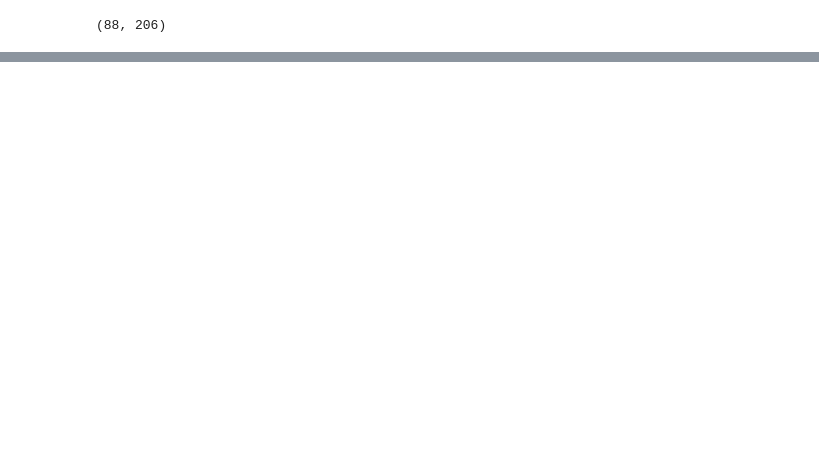
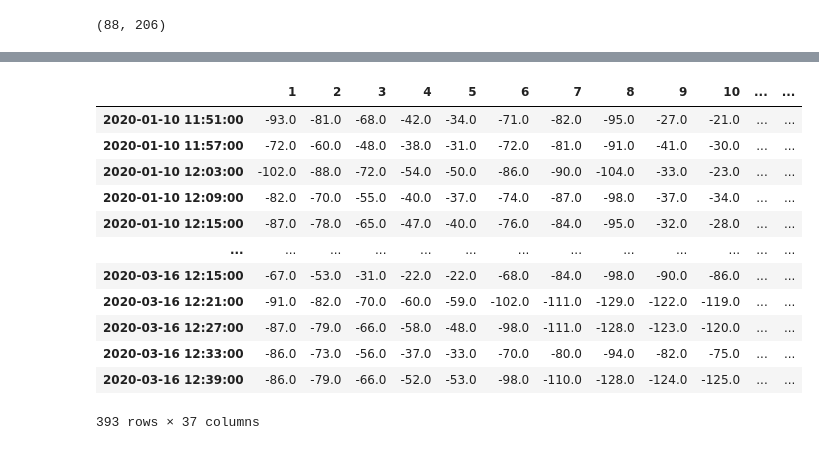
Before and after one commit to samstewart/subway-delay, a Jupyter notebook: src/notebooks/study_delays.ipynb, the cells around one changed output, grey strips where cells are left out. Saved outputs shown, nothing was run; the diff lists cells and outputs as text; code cells hidden in the pictures; blank space fills up the shorter version.

```diff
--- a/src/notebooks/study_delays.ipynb
+++ b/src/notebooks/study_delays.ipynb
@@ -51,0 +54,20 @@ fig.update_layout(
+# %%
+stop1 = '6'
+stop2 = '21'
+times_wide = diffs.apply(lambda c: c.dt.total_seconds(), axis=0).drop('0', axis=1)
+# %%
+times_wide
+# %% [output]
+|  | 1 | 2 | 3 | 4 | 5 | 6 | 7 | 8 | 9 | 10 | ... | ... |
+| 2020-01-10 11:51:00 | -93.0 | -81.0 | -68.0 | -42.0 | -34.0 | -71.0 | -82.0 | -95.0 | -27.0 | -21.0 | ... | ... |
+| 2020-01-10 11:57:00 | -72.0 | -60.0 | -48.0 | -38.0 | -31.0 | -72.0 | -81.0 | -91.0 | -41.0 | -30.0 | ... | ... |
+| 2020-01-10 12:03:00 | -102.0 | -88.0 | -72.0 | -54.0 | -50.0 | -86.0 | -90.0 | -104.0 | -33.0 | -23.0 | ... | ... |
+| 2020-01-10 12:09:00 | -82.0 | -70.0 | -55.0 | -40.0 | -37.0 | -74.0 | -87.0 | -98.0 | -37.0 | -34.0 | ... | ... |
+| 2020-01-10 12:15:00 | -87.0 | -78.0 | -65.0 | -47.0 | -40.0 | -76.0 | -84.0 | -95.0 | -32.0 | -28.0 | ... | ... |
+| ... | ... | ... | ... | ... | ... | ... | ... | ... | ... | ... | ... | ... |
+| 2020-03-16 12:15:00 | -67.0 | -53.0 | -31.0 | -22.0 | -22.0 | -68.0 | -84.0 | -98.0 | -90.0 | -86.0 | ... | ... |
+| 2020-03-16 12:21:00 | -91.0 | -82.0 | -70.0 | -60.0 | -59.0 | -102.0 | -111.0 | -129.0 | -122.0 | -119.0 | ... | ... |
+| 2020-03-16 12:27:00 | -87.0 | -79.0 | -66.0 | -58.0 | -48.0 | -98.0 | -111.0 | -128.0 | -123.0 | -120.0 | ... | ... |
+| 2020-03-16 12:33:00 | -86.0 | -73.0 | -56.0 | -37.0 | -33.0 | -70.0 | -80.0 | -94.0 | -82.0 | -75.0 | ... | ... |
+| 2020-03-16 12:39:00 | -86.0 | -79.0 | -66.0 | -52.0 | -53.0 | -98.0 | -110.0 | -128.0 | -124.0 | -125.0 | ... | ... |
+393 rows × 37 columns
```
Also changed, not shown: parts of 12 cells of this notebook.
